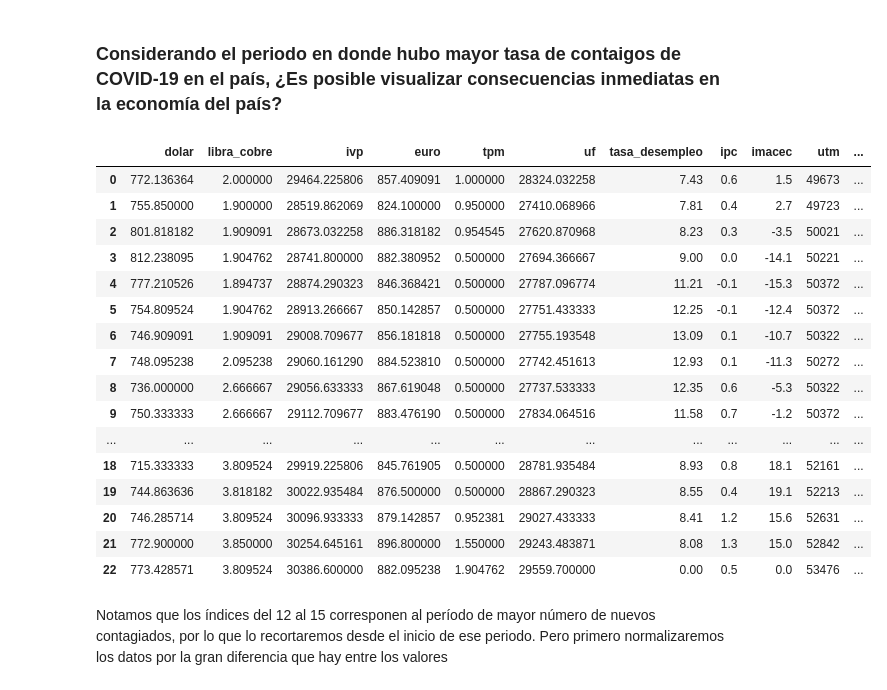
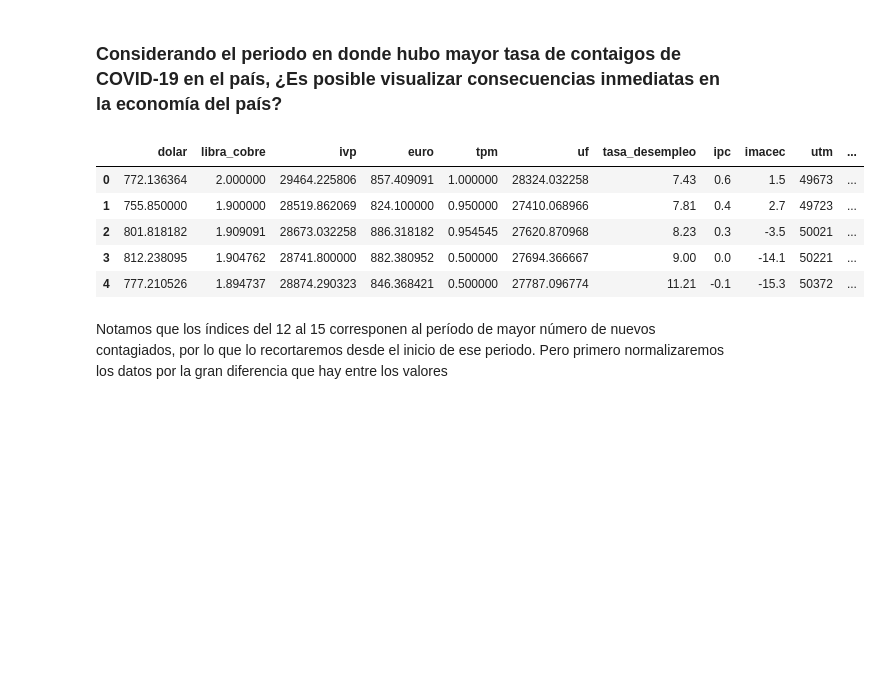
Before and after one commit to juanleonm/proyecto_cs, a Jupyter notebook: efectos_covid19_economia_Chilena.ipynb, the cells around one changed output. Cells and saved outputs as stored; diff of their text form; code cells hidden in the pictures; blank space fills up the shorter version.

```diff
--- a/efectos_covid19_economia_Chilena.ipynb
+++ b/efectos_covid19_economia_Chilena.ipynb
@@ -350,25 +351,14 @@ A pesar de que el gráfico da a pensar que puede haber una relación directa, al
 # %% [markdown]
 ### Considerando el periodo en donde hubo mayor tasa de contaigos de COVID-19 en el país, ¿Es posible visualizar consecuencias inmediatas en la economía del país?
 # %%
-df_final #Observamos los valores de casos nuevos para encontrar el periodo en el que hubo más.
+df_final.head() #Observamos los valores de casos nuevos para encontrar el periodo en el que hubo más.
 # %% [output]
 |  | dolar | libra_cobre | ivp | euro | tpm | uf | tasa_desempleo | ipc | imacec | utm | ... |
 | 0 | 772.136364 | 2.000000 | 29464.225806 | 857.409091 | 1.000000 | 28324.032258 | 7.43 | 0.6 | 1.5 | 49673 | ... |
 | 1 | 755.850000 | 1.900000 | 28519.862069 | 824.100000 | 0.950000 | 27410.068966 | 7.81 | 0.4 | 2.7 | 49723 | ... |
 | 2 | 801.818182 | 1.909091 | 28673.032258 | 886.318182 | 0.954545 | 27620.870968 | 8.23 | 0.3 | -3.5 | 50021 | ... |
 | 3 | 812.238095 | 1.904762 | 28741.800000 | 882.380952 | 0.500000 | 27694.366667 | 9.00 | 0.0 | -14.1 | 50221 | ... |
 | 4 | 777.210526 | 1.894737 | 28874.290323 | 846.368421 | 0.500000 | 27787.096774 | 11.21 | -0.1 | -15.3 | 50372 | ... |
-| 5 | 754.809524 | 1.904762 | 28913.266667 | 850.142857 | 0.500000 | 27751.433333 | 12.25 | -0.1 | -12.4 | 50372 | ... |
-| 6 | 746.909091 | 1.909091 | 29008.709677 | 856.181818 | 0.500000 | 27755.193548 | 13.09 | 0.1 | -10.7 | 50322 | ... |
-| 7 | 748.095238 | 2.095238 | 29060.161290 | 884.523810 | 0.500000 | 27742.451613 | 12.93 | 0.1 | -11.3 | 50272 | ... |
-| 8 | 736.000000 | 2.666667 | 29056.633333 | 867.619048 | 0.500000 | 27737.533333 | 12.35 | 0.6 | -5.3 | 50322 | ... |
-| 9 | 750.333333 | 2.666667 | 29112.709677 | 883.476190 | 0.500000 | 27834.064516 | 11.58 | 0.7 | -1.2 | 50372 | ... |
-| ... | ... | ... | ... | ... | ... | ... | ... | ... | ... | ... | ... |
-| 18 | 715.333333 | 3.809524 | 29919.225806 | 845.761905 | 0.500000 | 28781.935484 | 8.93 | 0.8 | 18.1 | 52161 | ... |
-| 19 | 744.863636 | 3.818182 | 30022.935484 | 876.500000 | 0.500000 | 28867.290323 | 8.55 | 0.4 | 19.1 | 52213 | ... |
-| 20 | 746.285714 | 3.809524 | 30096.933333 | 879.142857 | 0.952381 | 29027.433333 | 8.41 | 1.2 | 15.6 | 52631 | ... |
-| 21 | 772.900000 | 3.850000 | 30254.645161 | 896.800000 | 1.550000 | 29243.483871 | 8.08 | 1.3 | 15.0 | 52842 | ... |
-| 22 | 773.428571 | 3.809524 | 30386.600000 | 882.095238 | 1.904762 | 29559.700000 | 0.00 | 0.5 | 0.0 | 53476 | ... |
 # %% [markdown]
 Notamos que los índices del 12 al 15 corresponen al período de mayor número de nuevos contagiados, por lo que lo recortaremos desde el inicio de ese periodo. Pero primero normalizaremos los datos por la gran diferencia que hay entre los valores
 # %%
```
Also changed, not shown: parts of 2 cells of this notebook.
